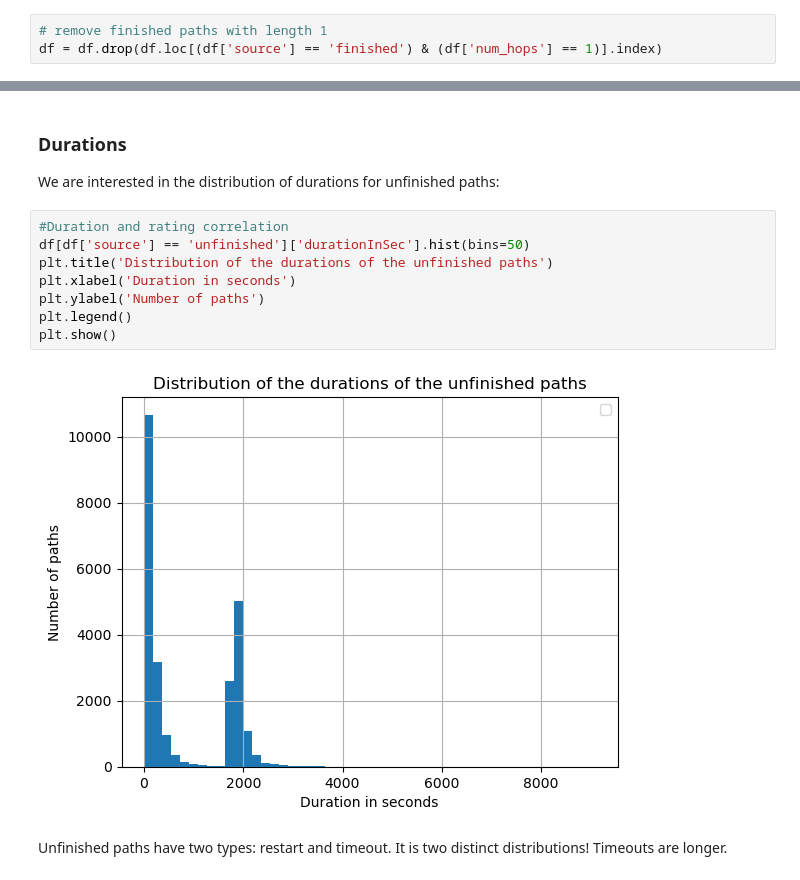
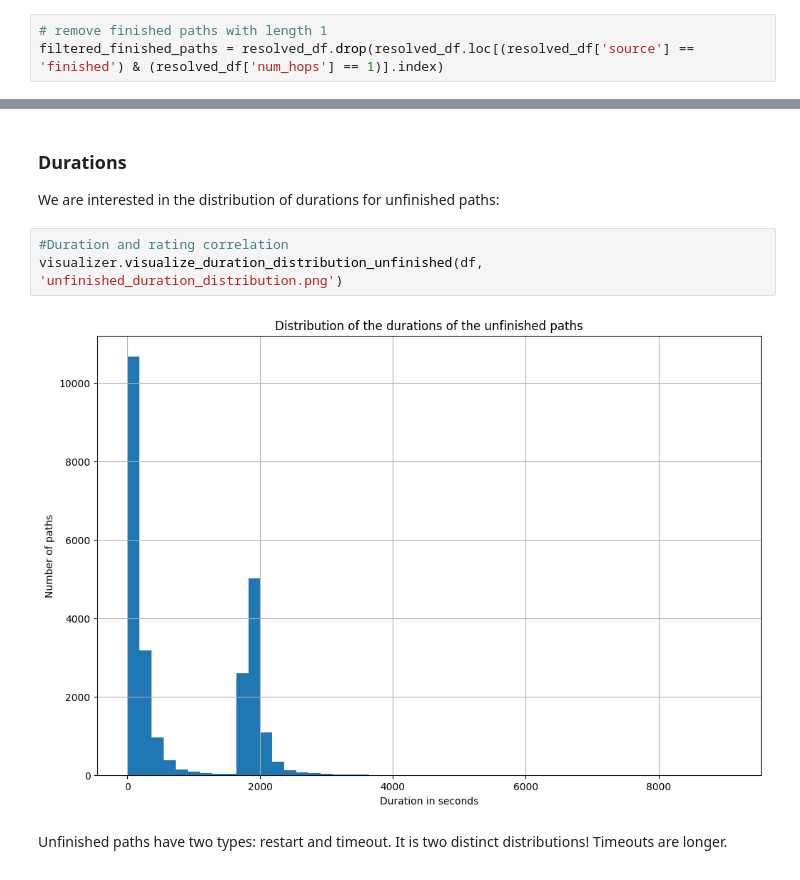
Before and after one commit to au-nlp/project-milestone-p2-group11, a Jupyter notebook: main.ipynb, the cells around one changed output, grey strips where cells are left out. Saved outputs shown, nothing was run; the diff lists cells and outputs as text.

```diff
--- a/main.ipynb
+++ b/main.ipynb
@@ -329,7 +212,7 @@ print('num of finished paths with length 1 before removal:', len(df.loc[(df['sou
 num of finished paths with length 1 before removal: 11
 # %%
 # remove finished paths with length 1
-df = df.drop(df.loc[(df['source'] == 'finished') & (df['num_hops'] == 1)].index)
+filtered_finished_paths = resolved_df.drop(resolved_df.loc[(resolved_df['source'] == 'finished') & (resolved_df['num_hops'] == 1)].index)
 # %% [markdown]
 <h3>Difficulties</h3>
 
@@ -353,14 +230,9 @@ The rating distribution is imbalanced, so before conducting our further experime
 We are interested in the distribution of durations for unfinished paths:
 # %%
 #Duration and rating correlation
-df[df['source'] == 'unfinished']['durationInSec'].hist(bins=50)
-plt.title('Distribution of the durations of the unfinished paths')
-plt.xlabel('Duration in seconds')
-plt.ylabel('Number of paths')
-plt.legend()
-plt.show()
+visualizer.visualize_duration_distribution_unfinished(df, 'unfinished_duration_distribution.png')
 # %% [output]
-[figure, old version]
+[figure, new version]
 # %% [markdown]
 Unfinished paths have two types: restart and timeout. It is two distinct distributions! Timeouts are longer.
 # %%
```
Also changed, not shown: parts of 27 cells of this notebook, 3 other files.
